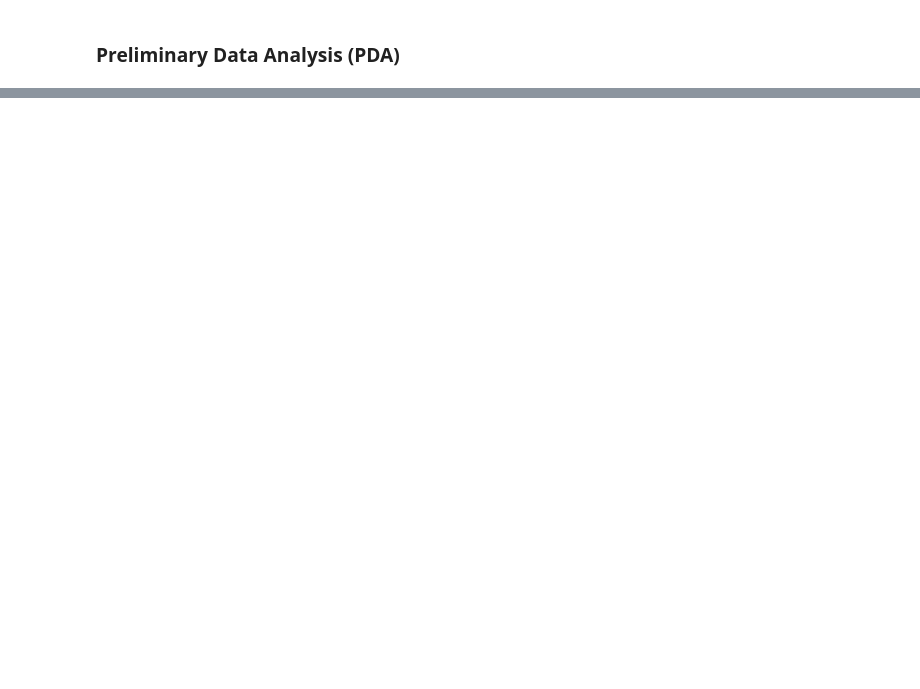
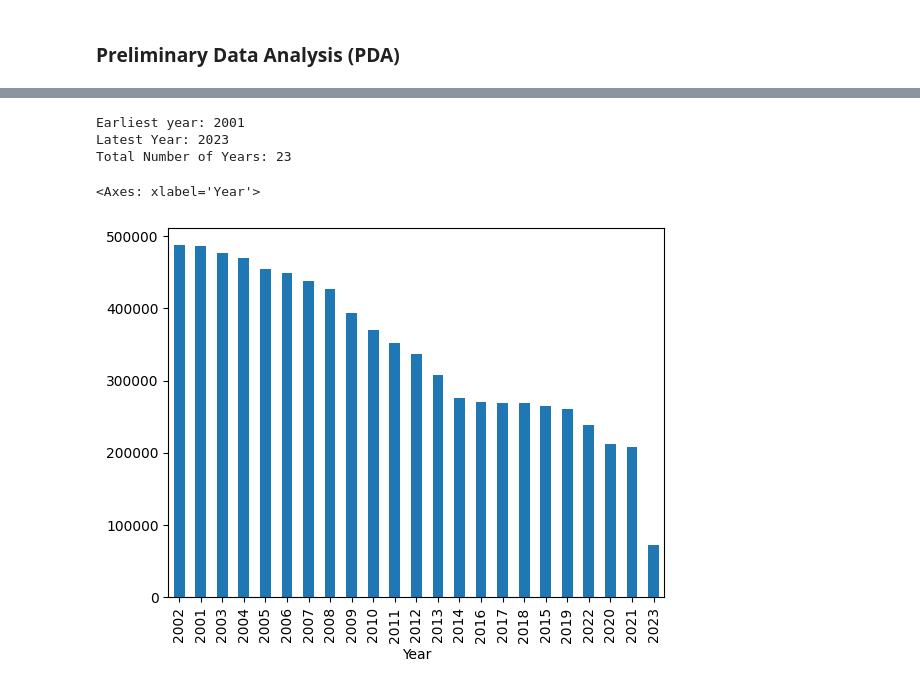
Before and after one commit to Dev-olaW/my_task, a Jupyter notebook: week_9/task19.ipynb, the cells around one changed output, grey strips where cells are left out. Saved outputs shown, nothing was run; the diff lists cells and outputs as text; code cells hidden in the pictures; blank space fills up the shorter version.

```diff
--- a/week_9/task19.ipynb
+++ b/week_9/task19.ipynb
@@ -131,0 +325,13 @@ df.tail()
+# %%
+print('Earliest year:', df['Year'].min())
+print("Latest Year:", df['Year'].max())
+print('Total Number of Years:', df['Year'].nunique())
+# %% [output]
+Earliest year: 2001
+Latest Year: 2023
+Total Number of Years: 23
+# %%
+df['Year'].value_counts().sort_values(ascending=False).plot(kind='bar')
+# %% [output]
+<Axes: xlabel='Year'>
+[figure, added]
```
Also changed, not shown: parts of 12 cells of this notebook.
